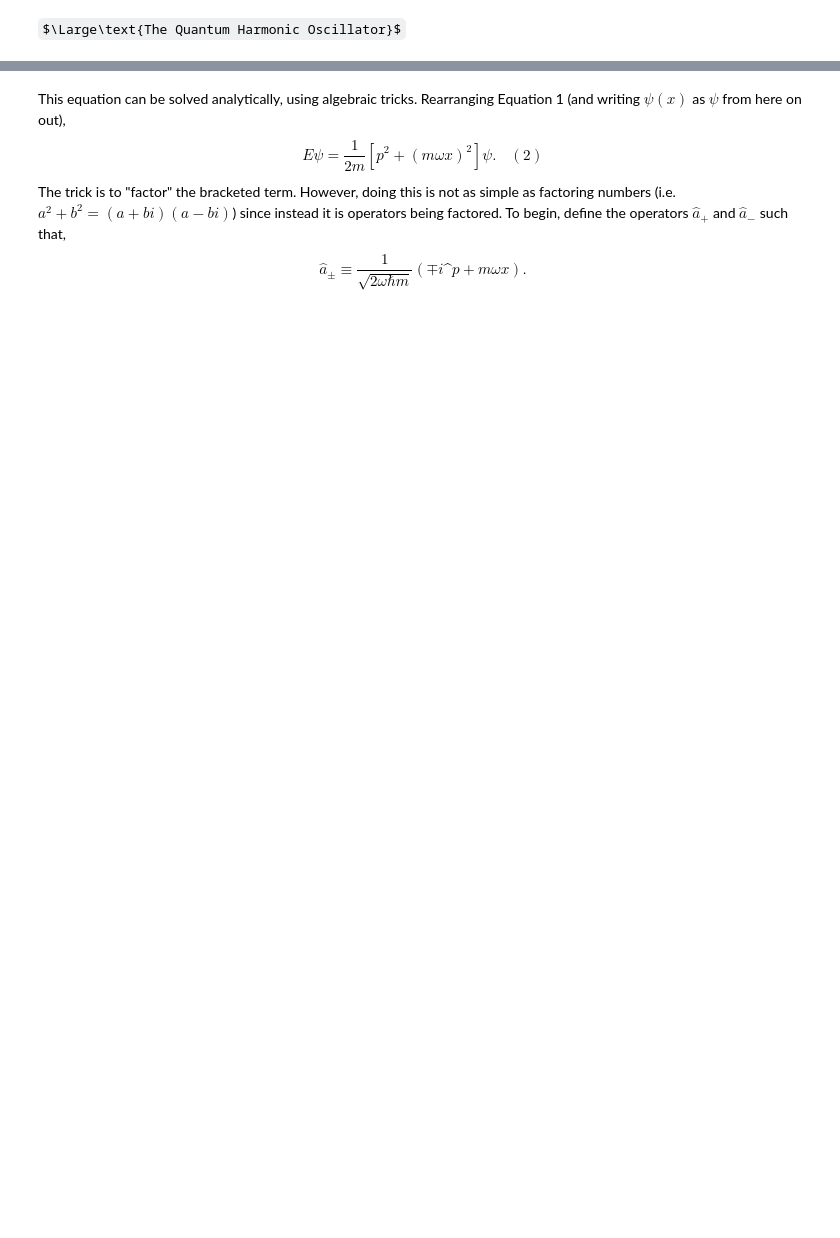
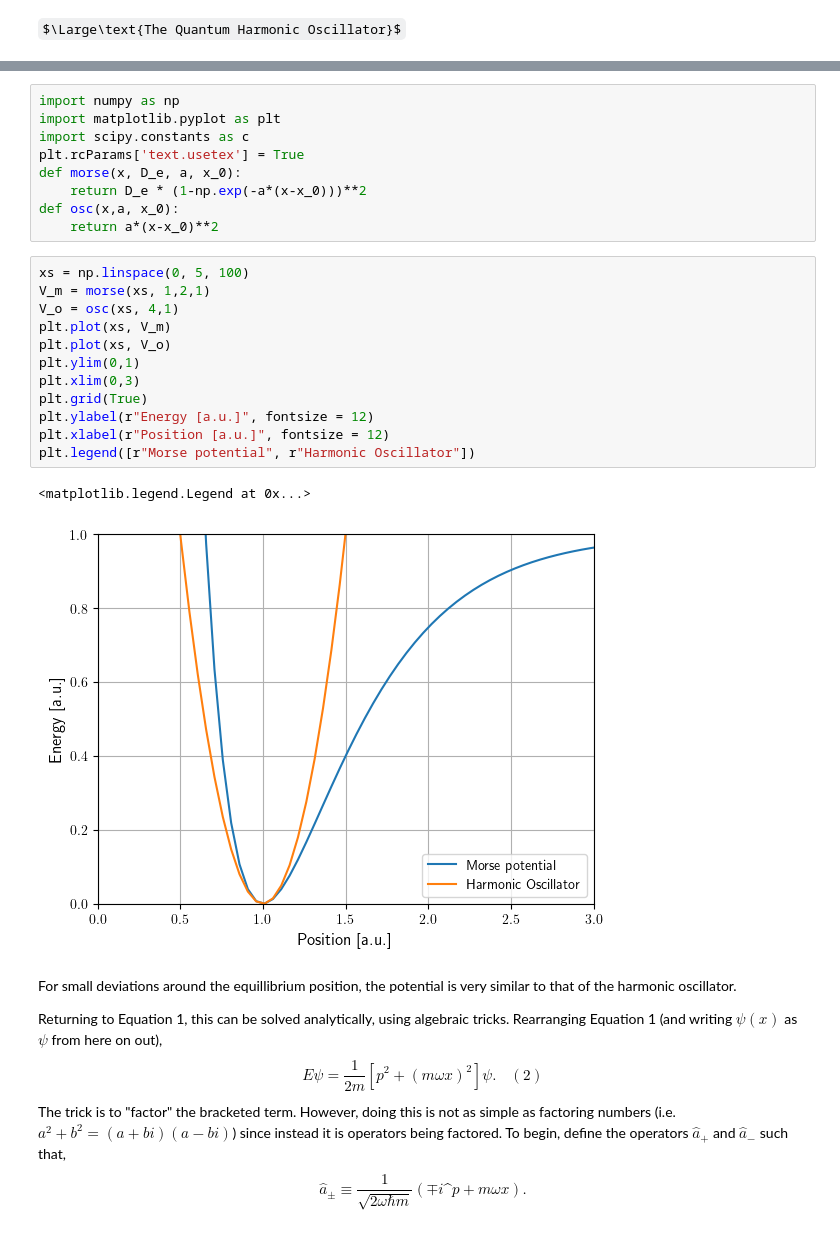
Before and after one commit to CBrown345/PHYS309, a Jupyter notebook: harmonic_oscillator.ipynb, the cells around one changed output, grey strips where cells are left out. Drawn from its saved outputs; the diff is of its cells as text; some formulas as TeX source; blank space fills up the shorter version.

Commit message:
New Figures added, first close to completed draft

```diff
--- a/harmonic_oscillator.ipynb
+++ b/harmonic_oscillator.ipynb
@@ -12,5 +26,31 @@ The idea behind the quantum harmonic oscillator is to solve the time independent
+# %%
+import numpy as np
+import matplotlib.pyplot as plt
+import scipy.constants as c
+plt.rcParams['text.usetex'] = True
+def morse(x, D_e, a, x_0):
+    return D_e * (1-np.exp(-a*(x-x_0)))**2
+def osc(x,a, x_0):
+    return a*(x-x_0)**2
+# %%
+xs = np.linspace(0, 5, 100)
+V_m = morse(xs, 1,2,1)
+V_o = osc(xs, 4,1)
+plt.plot(xs, V_m)
+plt.plot(xs, V_o)
+plt.ylim(0,1)
+plt.xlim(0,3)
+plt.grid(True)
+plt.ylabel(r"Energy [a.u.]", fontsize = 12)
+plt.xlabel(r"Position [a.u.]", fontsize = 12)
+plt.legend([r"Morse potential", r"Harmonic Oscillator"])
+# %% [output]
+<matplotlib.legend.Legend at 0x...>
+[figure, added]
 # %% [markdown]
-This equation can be solved analytically, using algebraic tricks. Rearranging Equation 1 (and writing $\psi(x)$ as $\psi$ from here on out),
+For small deviations around the equillibrium position, the potential is very similar to that of the harmonic oscillator.
+
+Returning to Equation 1, this can be solved analytically, using algebraic tricks. Rearranging Equation 1 (and writing $\psi(x)$ as $\psi$ from here on out),
 \begin{equation*}
     E\psi = \frac{1}{2m}\left[ \hat{p}^2 + (m \omega x)^2\right]\psi. \ \ \ \ (2)
 \end{equation*}
```
Also changed, not shown: parts of 14 cells of this notebook.
